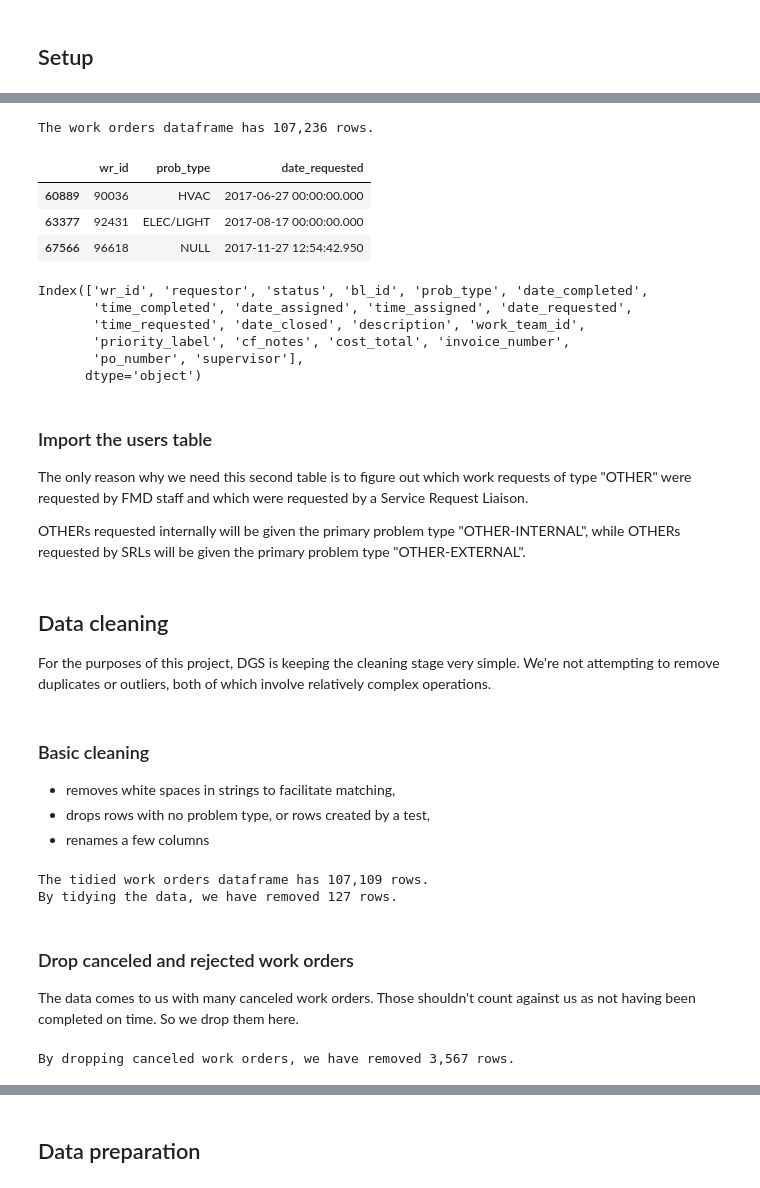
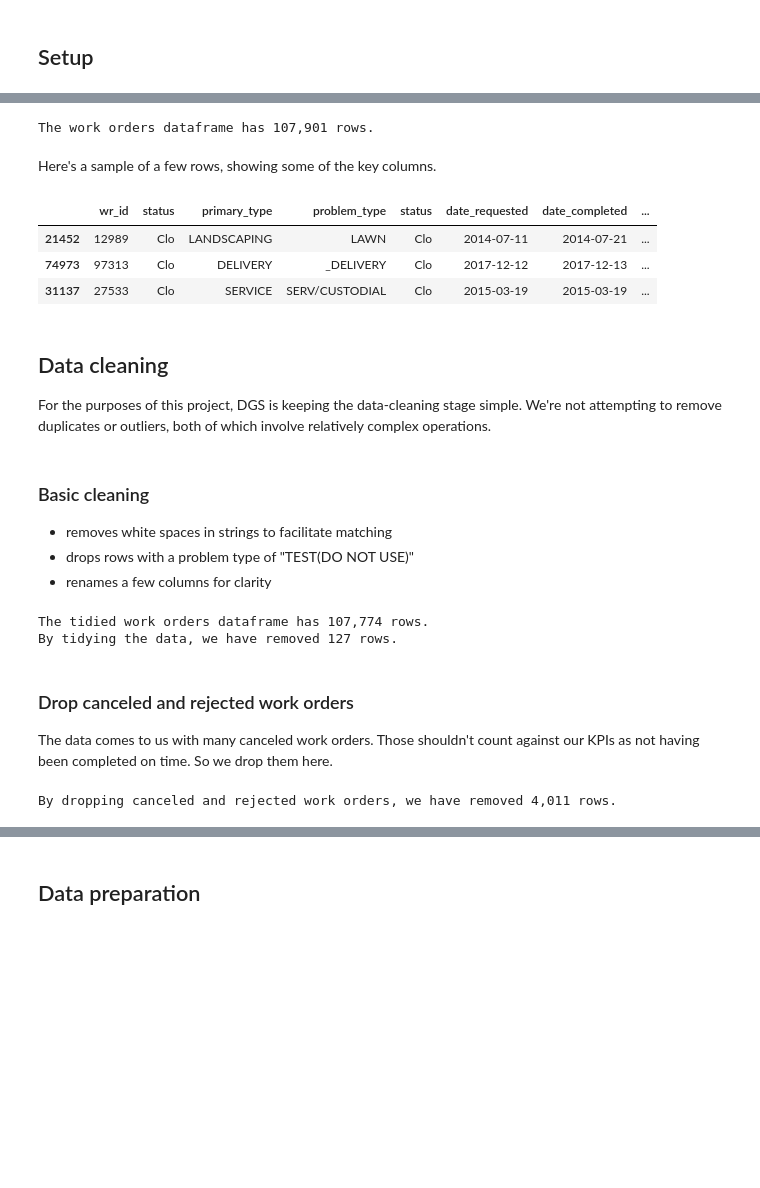
Before and after one commit to department-of-general-services/KPI_central, a Jupyter notebook: FMD_scorecard.ipynb, the cells around one changed output, grey strips where cells are left out. Drawn from its saved outputs; the diff is of its cells as text; code cells hidden in the pictures; blank space fills up the shorter version.

```diff
--- a/FMD_scorecard.ipynb
+++ b/FMD_scorecard.ipynb
@@ -58,24 +63,5 @@ kpis_raw = dw.query(
 # %%
+kpis_raw = get_data_from_archibus(mssql_engine())
 print(f"The work orders dataframe has {kpis_raw.shape[0]:,} rows.")
-
-kpis_raw.sample(3, random_state=444)[["wr_id", "prob_type", "date_requested"]]
 # %% [output]
-The work orders dataframe has 107,236 rows.
+The work orders dataframe has 107,901 rows.
-|  | wr_id | prob_type | date_requested |
-| 60889 | 90036 | HVAC | 2017-06-27 00:00:00.000 |
-| 63377 | 92431 | ELEC/LIGHT | 2017-08-17 00:00:00.000 |
-| 67566 | 96618 | NULL | 2017-11-27 12:54:42.950 |
-# %%
-kpis_raw.columns
-# %% [output]
-Index(['wr_id', 'requestor', 'status', 'bl_id', 'prob_type', 'date_completed',
-       'time_completed', 'date_assigned', 'time_assigned', 'date_requested',
-       'time_requested', 'date_closed', 'description', 'work_team_id',
-       'priority_label', 'cf_notes', 'cost_total', 'invoice_number',
-       'po_number', 'supervisor'],
-      dtype='object')
-# %% [markdown]
-### Import the users table
-The only reason why we need this second table is to figure out which work requests of type "OTHER" were requested by FMD staff and which were requested by a Service Request Liaison.
-
-OTHERs requested internally will be given the primary problem type "OTHER-INTERNAL", while OTHERs requested by SRLs will be given the primary problem type "OTHER-EXTERNAL".
@@ -88,11 +68,33 @@ users = users.applymap(lambda x: x.strip() if isinstance(x, str) else x)
+# %% [markdown]
+Here's a sample of a few rows, showing some of the key columns.
+# %%
+kpis_raw.sample(3, random_state=445)[
+    [
+        "wr_id",
+        "status",
+        "primary_type",
+        "problem_type",
+        "status",
+        "date_requested",
+        "date_completed",
+        "days_to_completion",
+        "date_closed",
+        "benchmark",
+    ]
+]
+# %% [output]
+|  | wr_id | status | primary_type | problem_type | status | date_requested | date_completed | ... |
+| 21452 | 12989 | Clo | LANDSCAPING | LAWN | Clo | 2014-07-11 | 2014-07-21 | ... |
+| 74973 | 97313 | Clo | DELIVERY | _DELIVERY | Clo | 2017-12-12 | 2017-12-13 | ... |
+| 31137 | 27533 | Clo | SERVICE | SERV/CUSTODIAL | Clo | 2015-03-19 | 2015-03-19 | ... |
 # %% [markdown]
 ## Data cleaning
-For the purposes of this project, DGS is keeping the cleaning stage very simple. We're not attempting to remove duplicates or outliers, both of which involve relatively complex operations.
+For the purposes of this project, DGS is keeping the data-cleaning stage simple. We're not attempting to remove duplicates or outliers, both of which involve relatively complex operations.
 # %% [markdown]
 ### Basic cleaning
-- removes white spaces in strings to facilitate matching,
-- drops rows with no problem type, or rows created by a test,
-- renames a few columns
+- removes white spaces in strings to facilitate matching
+- drops rows with a problem type of "TEST(DO NOT USE)"
+- renames a few columns for clarity
 # %%
 # make sure each column is of the correct data type
 wr_tidy = cast_dtypes(kpis_raw)
@@ -102,19 +104,19 @@ wr_tidy = tidy_up_df(wr_tidy)
 print(f"The tidied work orders dataframe has {len(wr_tidy):,} rows.")
 print(f"By tidying the data, we have removed {len(kpis_raw) - len(wr_tidy):,} rows.")
 # %% [output]
-The tidied work orders dataframe has 107,109 rows.
+The tidied work orders dataframe has 107,774 rows.
 By tidying the data, we have removed 127 rows.
 # %% [markdown]
 ### Drop canceled and rejected work orders
-The data comes to us with many canceled work orders. Those shouldn't count against us as not having been completed on time. So we drop them here.
+The data comes to us with many canceled work orders. Those shouldn't count against our KPIs as not having been completed on time. So we drop them here.
 # %%
 # drop rows that were canceled
-cond_valid = ~wr_tidy["status"].isin(["Can", "Rej"])
+cond_valid = ~wr_tidy["status"].isin(["Can", "Rej", "R"])
 
 wr_valid = wr_tidy[cond_valid]
 
 print(
-    f"By dropping canceled work orders, we have removed {len(wr_tidy) - len(wr_valid):,} rows."
+    f"By dropping canceled and rejected work orders, we have removed {len(wr_tidy) - len(wr_valid):,} rows."
 )
 # %% [output]
-By dropping canceled work orders, we have removed 3,567 rows.
+By dropping canceled and rejected work orders, we have removed 4,011 rows.
```
Also changed, not shown: parts of 121 cells of this notebook.
